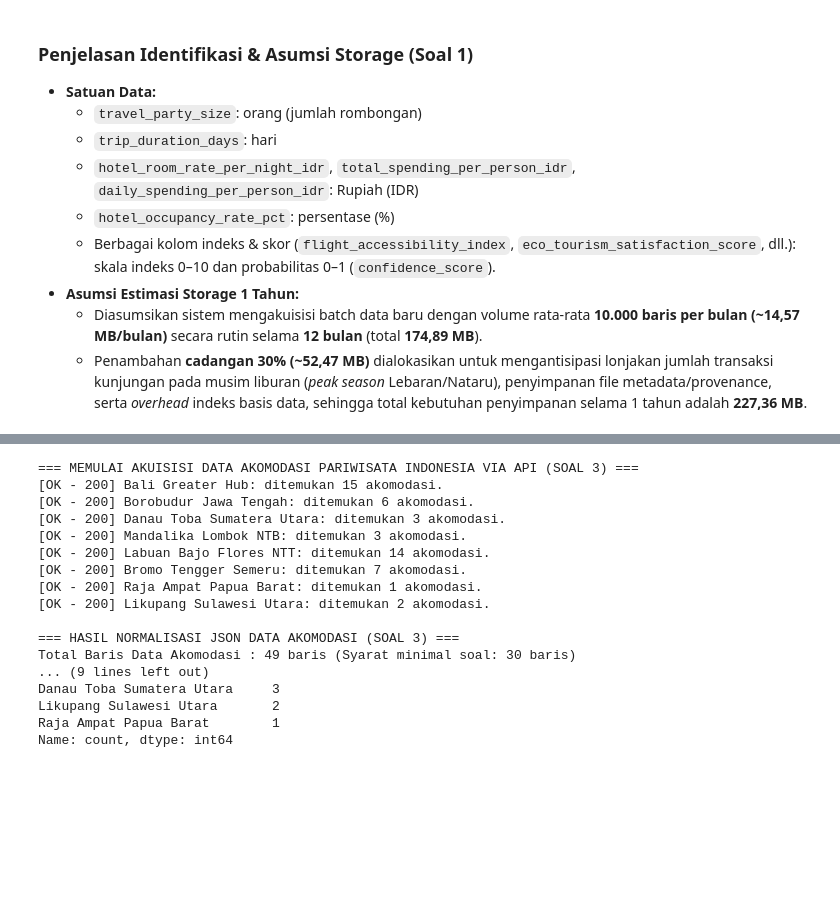
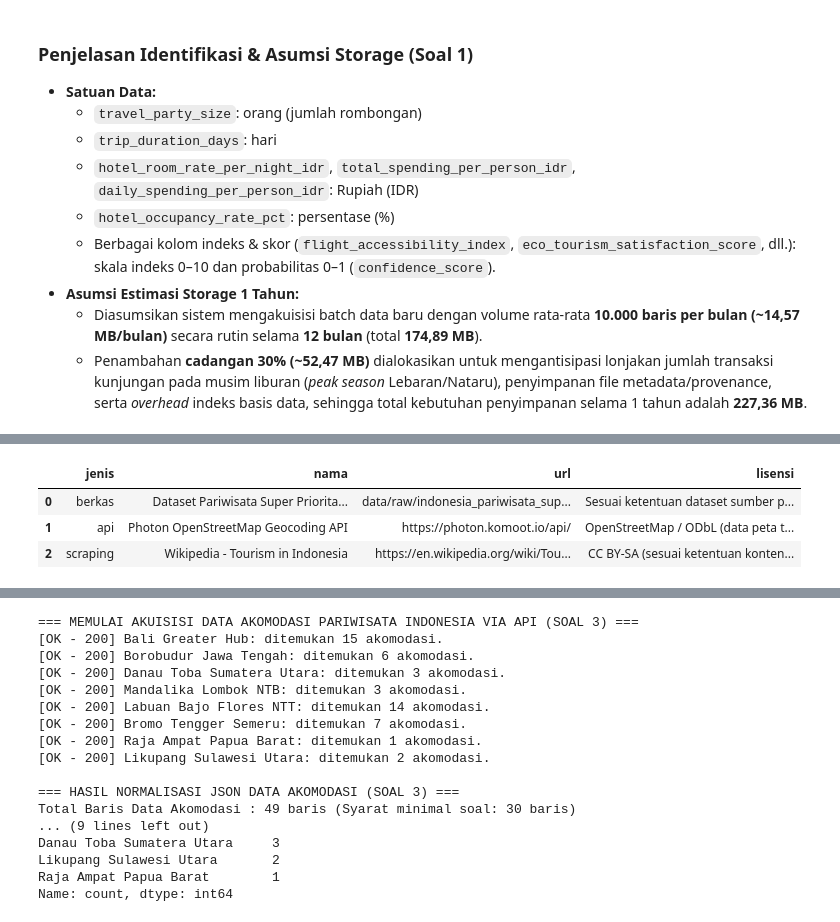
Before and after one commit to dwiandika15/UTS-DAM, a Jupyter notebook: UTS_DAM.ipynb, the cells around one changed output, grey strips where cells are left out. Drawn from its saved outputs; the diff is of its cells as text; code cells hidden in the pictures; blank space fills up the shorter version.

```diff
--- a/UTS_DAM.ipynb
+++ b/UTS_DAM.ipynb
@@ -152 +163,49 @@ Berdasarkan pemeriksaan terhadap seluruh **26 kolom** pada `indonesia_pariwisata
+# %%
+IDENTITAS = {
+    "nama": "I Kadek Dwi Andika",
+    "nim": "2501010085",
+    "tugas": "UTS BIFP-243 (Kelas E)",
+}
+TUJUAN = (
+    "Mengakuisisi, membersihkan, dan mengintegrasikan data pariwisata serta "
+    "akomodasi wisata di Indonesia untuk UTS Data Acquisition & Management."
+)
+RETENSI = (
+    "Data digunakan untuk keperluan akademik mata kuliah Data Acquisition & Management "
+    "hingga penilaian/audit tugas selesai; file sensitif atau kredensial tidak disimpan di repository."
+)
+UA = "INSTIKI-BIFP243-UTS/1.0 (2501010085@instiki.ac.id)"
+
+SUMBER = [
+    {
+        "jenis": "berkas",
+        "nama": "Dataset Pariwisata Super Prioritas (CSV)",
+        "url": "data/raw/indonesia_pariwisata_super_prioritas_enriched.csv",
+        "lisensi": "Sesuai ketentuan dataset sumber pada berkas proyek",
+        "bukti_lisensi": "Tersimpan di data/raw dan tercatat MD5-nya pada provenance.csv",
+        "ketentuan": "Digunakan sesuai cakupan analisis akademik UTS",
+    },
+    {
+        "jenis": "api",
+        "nama": "Photon OpenStreetMap Geocoding API",
+        "url": "https://photon.komoot.io/api/",
+        "lisensi": "OpenStreetMap / ODbL (data peta terbuka)",
+        "bukti_lisensi": "Dokumentasi resmi Photon API & ketentuan OpenStreetMap",
+        "ketentuan": "Menggunakan User-Agent, timeout, dan pembatasan request wajar",
+    },
+    {
+        "jenis": "scraping",
+        "nama": "Wikipedia - Tourism in Indonesia",
+        "url": "https://en.wikipedia.org/wiki/Tourism_in_indonesia",
+        "lisensi": "CC BY-SA (sesuai ketentuan konten Wikipedia)",
+        "bukti_lisensi": "Halaman Wikipedia & aturan robots.txt domain en.wikipedia.org",
+        "ketentuan": "Diperiksa melalui robots.txt dengan User-Agent yang jelas",
+    },
+]
+pd.DataFrame(SUMBER)[["jenis", "nama", "url", "lisensi"]]
+# %% [output]
+|  | jenis | nama | url | lisensi |
+| 0 | berkas | Dataset Pariwisata Super Priorita... | data/raw/indonesia_pariwisata_sup... | Sesuai ketentuan dataset sumber p... |
+| 1 | api | Photon OpenStreetMap Geocoding API | https://photon.komoot.io/api/ | OpenStreetMap / ODbL (data peta t... |
+| 2 | scraping | Wikipedia - Tourism in Indonesia | https://en.wikipedia.org/wiki/Tou... | CC BY-SA (sesuai ketentuan konten... |
 # %%
```
Also changed, not shown: parts of 6 cells of this notebook.
